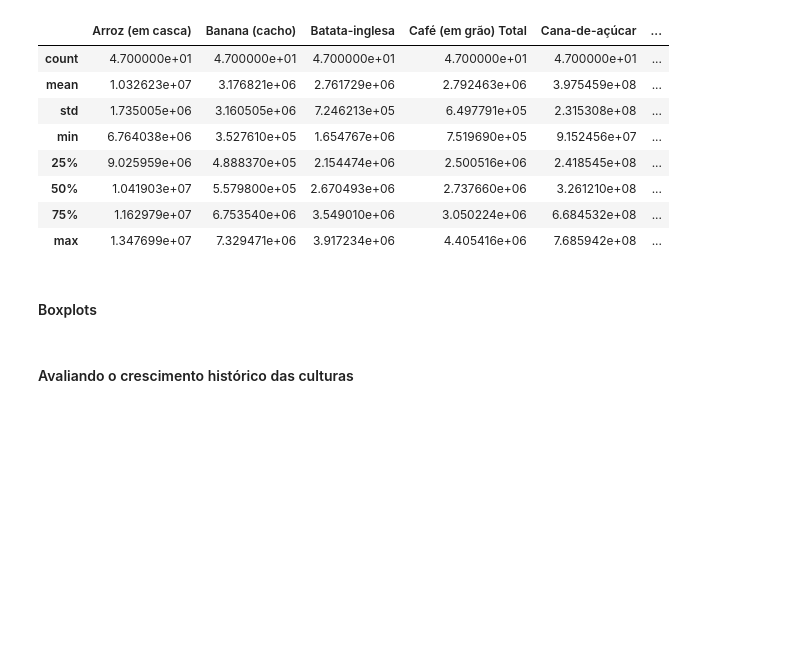
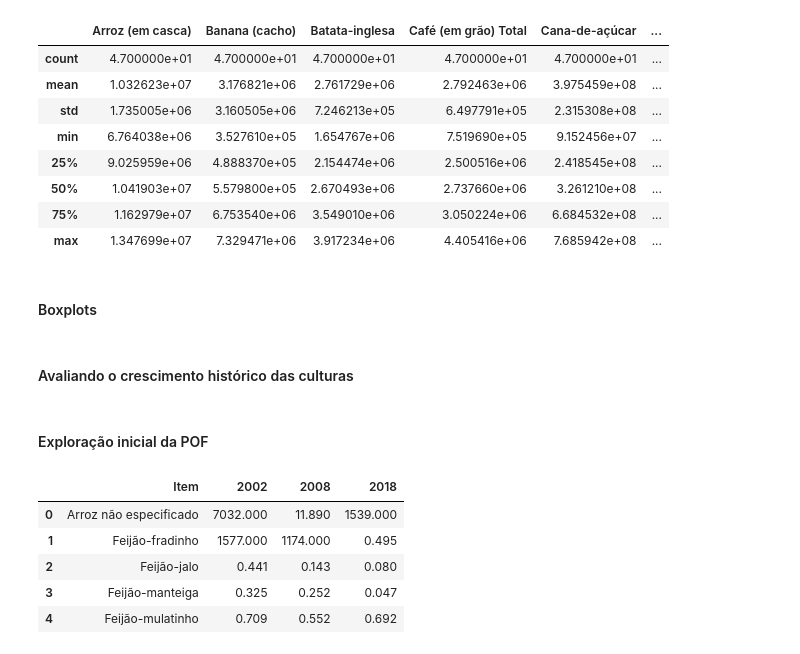
Before and after one commit to O-PY-THA-ON/dcc---fellowship-ci-ncia-de-dados, a Jupyter notebook: eda_dcc.ipynb, the cells around one changed output. Cells and saved outputs as stored; diff of their text form; code cells hidden in the pictures; blank space fills up the shorter version.

```diff
--- a/eda_dcc.ipynb
+++ b/eda_dcc.ipynb
@@ -82,3 +84,16 @@ fig.update_layout(template = 'plotly_white')
 fig = px.bar(producao, x = producao.index, y = producao.columns,  labels = {'value': 'Produção (Toneladas)', 'variable' : 'Culturas'})
 fig.update_layout(template = 'plotly_white')
 fig.update_traces(texttemplate = '%{y:.2s}', textposition = 'outside')
+# %% [markdown]
+#### Exploração inicial da POF
+# %%
+consumo = pd.read_excel('C:\dcc-fellowship-ciencia-de-dados\pof.xlsx')
+# %%
+consumo.head()
+# %% [output]
+|  | Item | 2002 | 2008 | 2018 |
+| 0 | Arroz não especificado | 7032.000 | 11.890 | 1539.000 |
+| 1 | Feijão-fradinho | 1577.000 | 1174.000 | 0.495 |
+| 2 | Feijão-jalo | 0.441 | 0.143 | 0.080 |
+| 3 | Feijão-manteiga | 0.325 | 0.252 | 0.047 |
+| 4 | Feijão-mulatinho | 0.709 | 0.552 | 0.692 |
```
Also changed, not shown: parts of 2 cells of this notebook, 1 other file.
